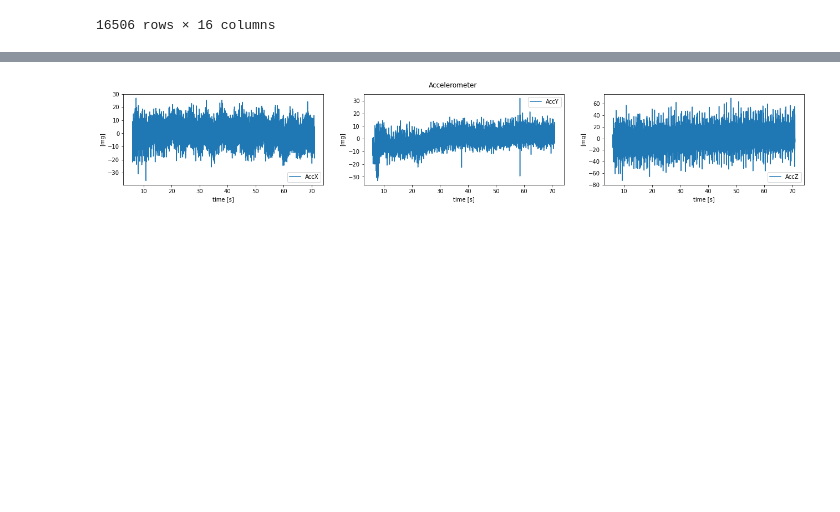
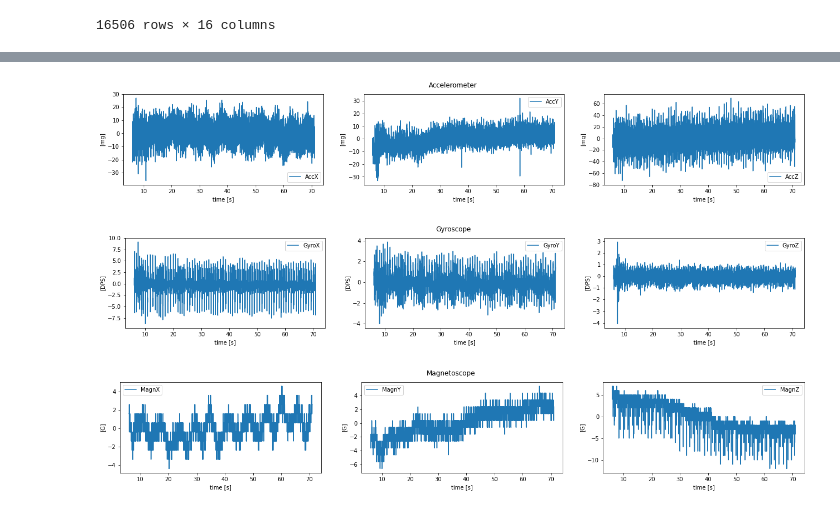
Before and after one commit to zanocrate/LCP_projects_Y4, a Jupyter notebook: Raffo_draft2.ipynb, the cells around one changed output, grey strips where cells are left out. Cells and saved outputs as stored; diff of their text form; code cells hidden in the pictures; blank space fills up the shorter version.

```diff
--- a/Raffo_draft2.ipynb
+++ b/Raffo_draft2.ipynb
@@ -150,4 +53,0 @@ Percentage of variance due to the second component: 10.23%
-# %%
-sensor_plot(data,acc_columns,'Accelerometer','[mg]')
-# %% [output]
-[figure, removed]
@@ -153,0 +128,8 @@ sensor_plot(data,acc_columns,'Accelerometer','[mg]')
+# %%
+sensor_plot(data,acc_columns,'Accelerometer','[mg]')
+sensor_plot(data,gyro_columns,'Gyroscope','[DPS]')
+sensor_plot(data,magn_columns,'Magnetoscope','[G]')
+# %% [output]
+[figure, added]
+[figure, added]
+[figure, added]
```
Also changed, not shown: parts of 12 cells of this notebook.
